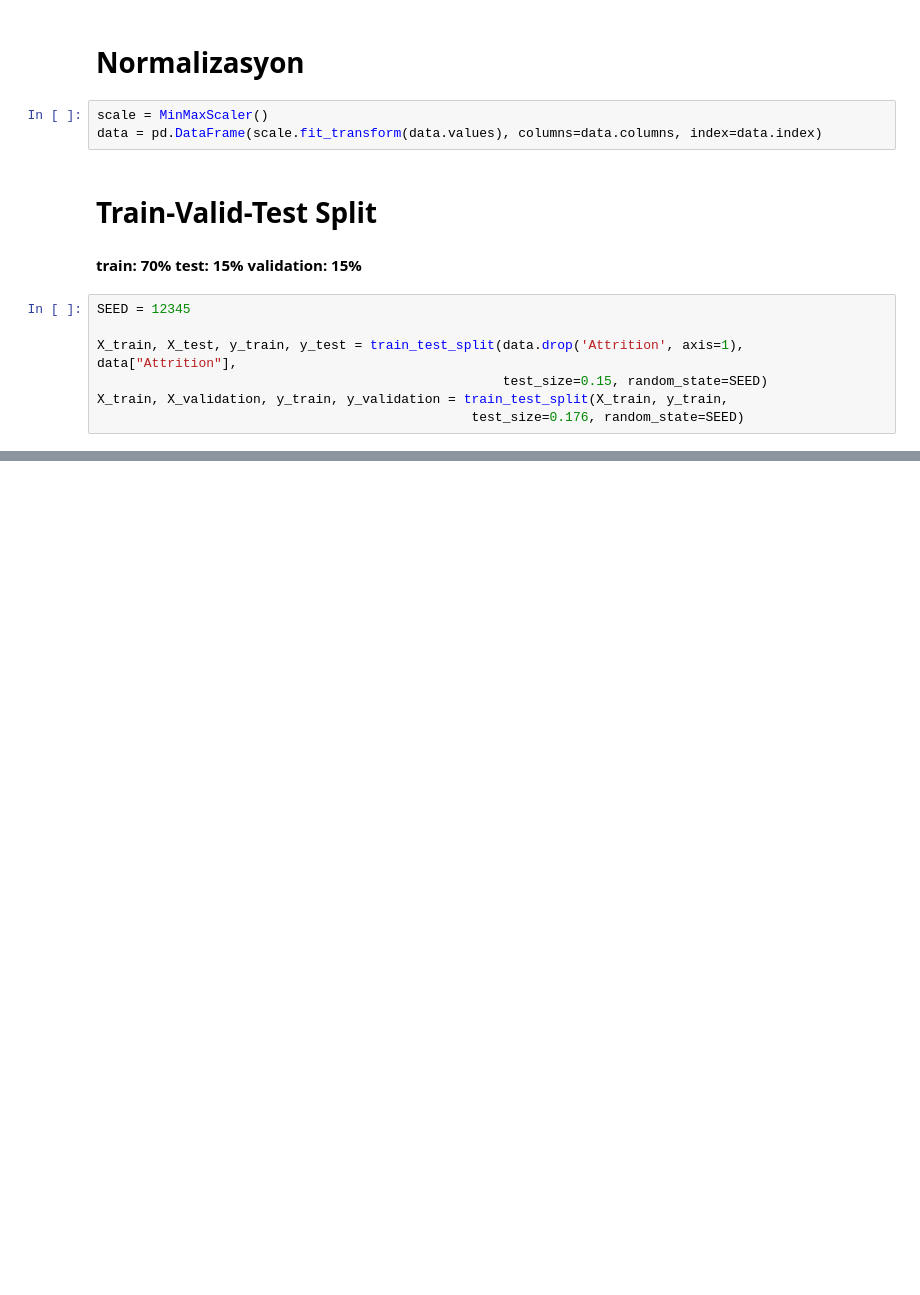
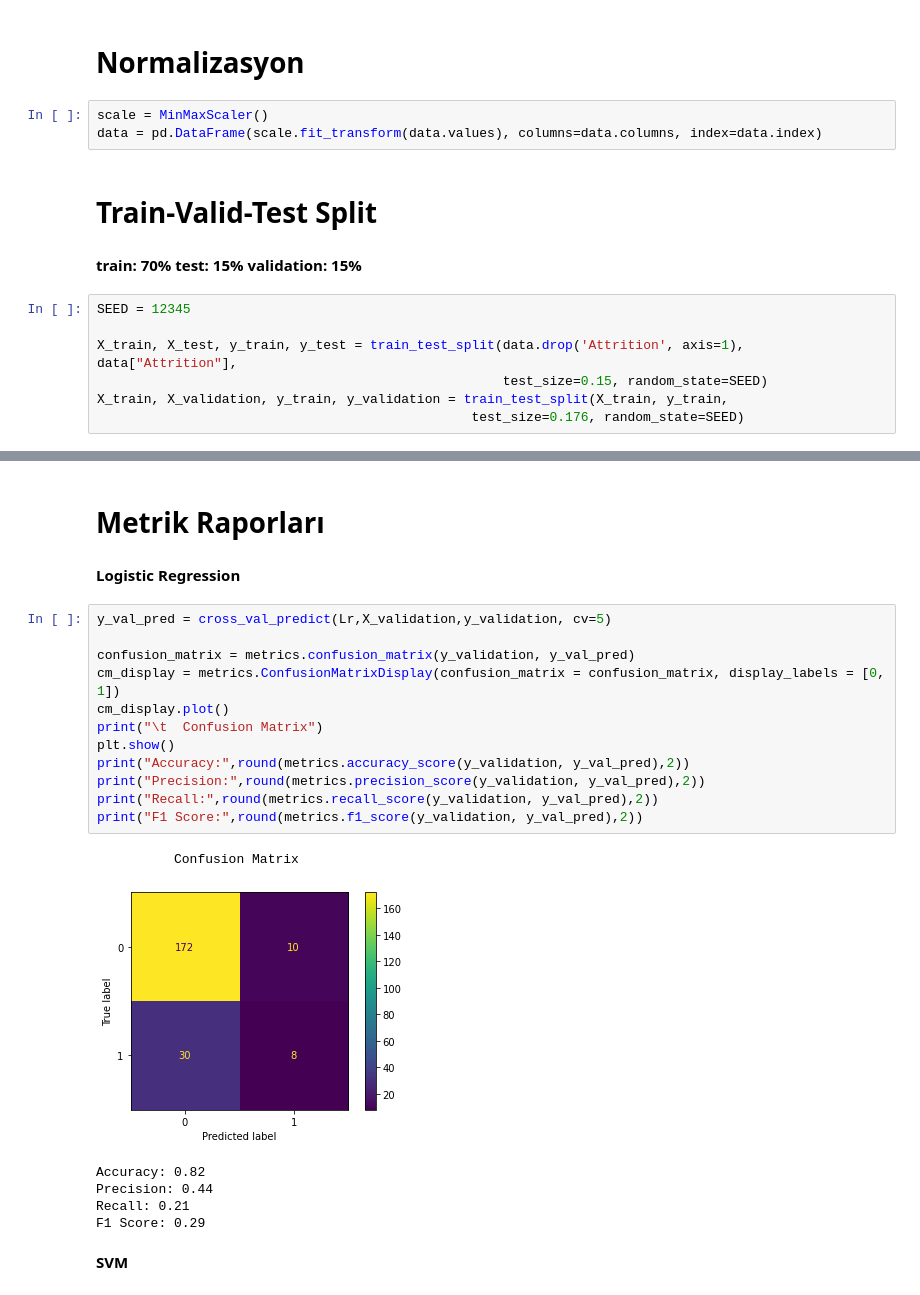
Before and after one commit to emre-bl/Machine-Learning-tobbetu, a Jupyter notebook: 191401009.ipynb, the cells around one changed output, grey strips where cells are left out. Drawn from its saved outputs; the diff is of its cells as text; blank space fills up the shorter version.

```diff
--- a/191401009.ipynb
+++ b/191401009.ipynb
@@ -275,0 +329,25 @@ clf.fit(X_train, y_train)
+# %% [markdown]
+# Metrik Raporları
+# %% [markdown]
+**Logistic Regression**
+# %%
+y_val_pred = cross_val_predict(Lr,X_validation,y_validation, cv=5)
+
+confusion_matrix = metrics.confusion_matrix(y_validation, y_val_pred)
+cm_display = metrics.ConfusionMatrixDisplay(confusion_matrix = confusion_matrix, display_labels = [0, 1])
+cm_display.plot()
+print("\t  Confusion Matrix")
+plt.show()
+print("Accuracy:",round(metrics.accuracy_score(y_validation, y_val_pred),2))
+print("Precision:",round(metrics.precision_score(y_validation, y_val_pred),2))
+print("Recall:",round(metrics.recall_score(y_validation, y_val_pred),2))
+print("F1 Score:",round(metrics.f1_score(y_validation, y_val_pred),2))
+# %% [output]
+          Confusion Matrix
+[figure, added]
+Accuracy: 0.82
+Precision: 0.44
+Recall: 0.21
+F1 Score: 0.29
+# %% [markdown]
+**SVM**
```
Also changed, not shown: parts of 46 cells of this notebook.
